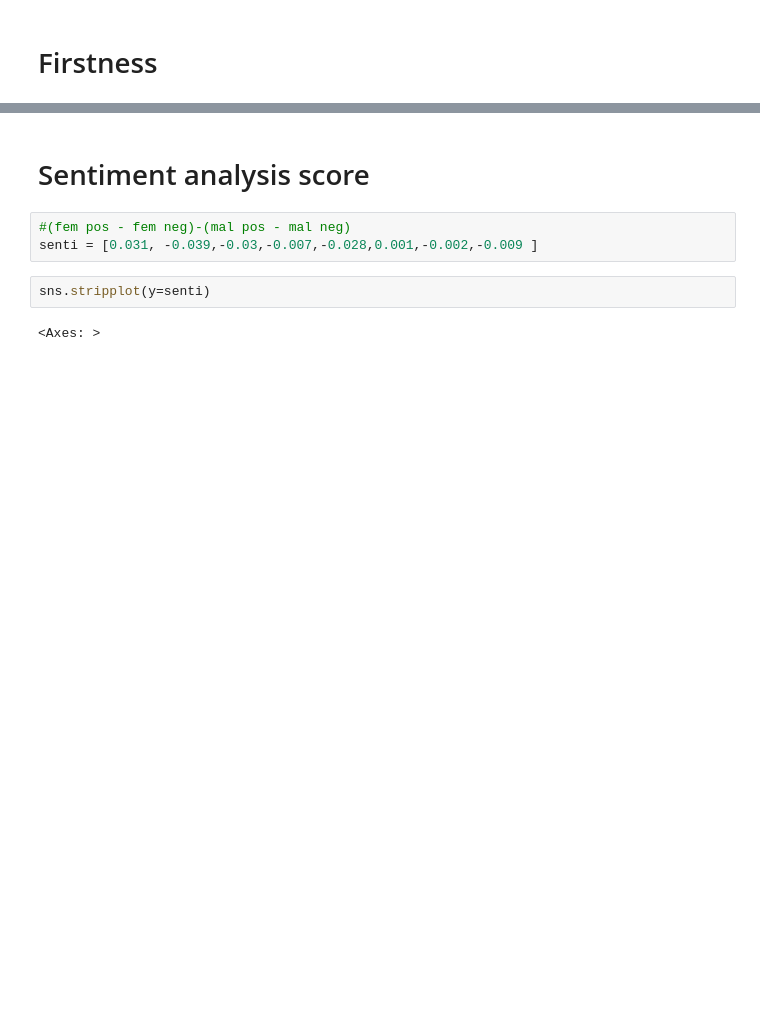
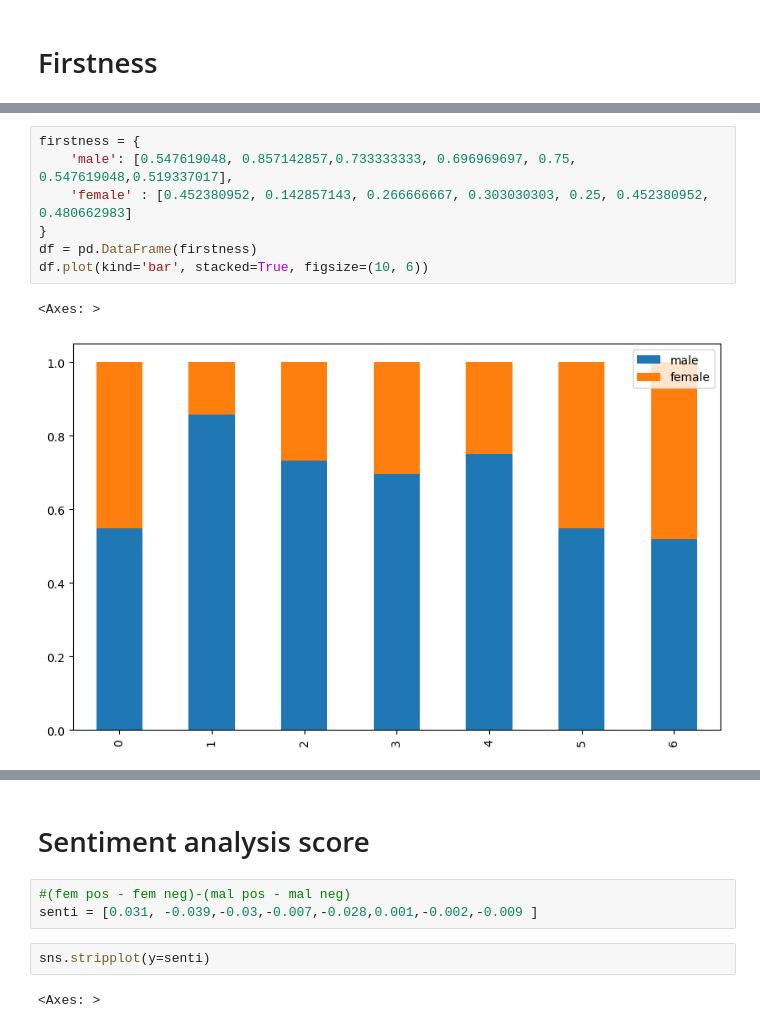
Before and after one commit to HappieTai/HnrsPgrm, a Jupyter notebook: graphs.ipynb, the cells around one changed output, grey strips where cells are left out. Drawn from its saved outputs; the diff is of its cells as text; blank space fills up the shorter version.

```diff
--- a/graphs.ipynb
+++ b/graphs.ipynb
@@ -30,0 +38,10 @@ sns.stripplot(y=firstness)
+# %%
+firstness = {
+    'male': [0.547619048, 0.857142857,0.733333333, 0.696969697, 0.75, 0.547619048,0.519337017],
+    'female' : [0.452380952, 0.142857143, 0.266666667, 0.303030303, 0.25, 0.452380952, 0.480662983]
+}
+df = pd.DataFrame(firstness)
+df.plot(kind='bar', stacked=True, figsize=(10, 6))
+# %% [output]
+<Axes: >
+[figure, added]
```
Also changed, not shown: parts of 14 cells of this notebook, 1 other file.
